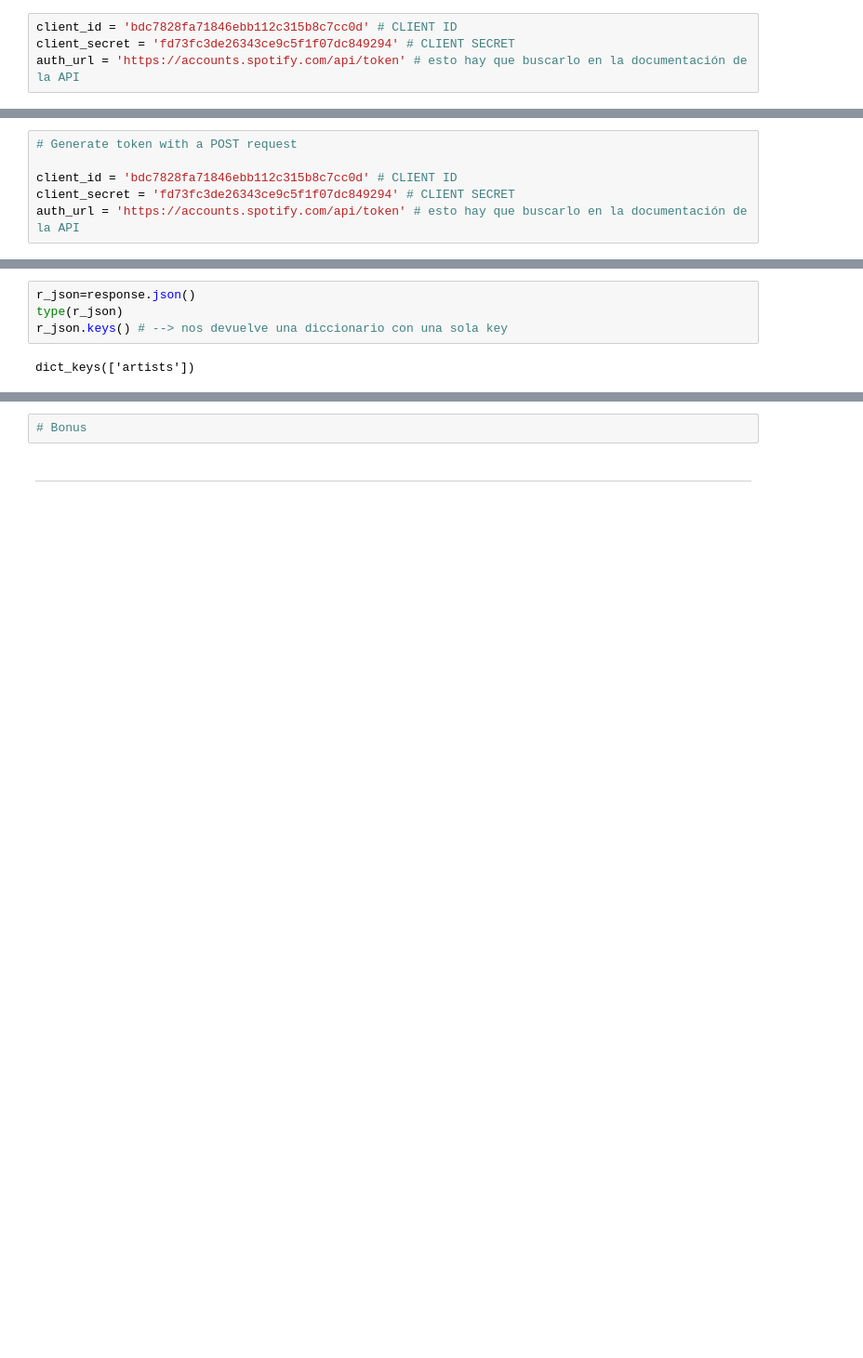
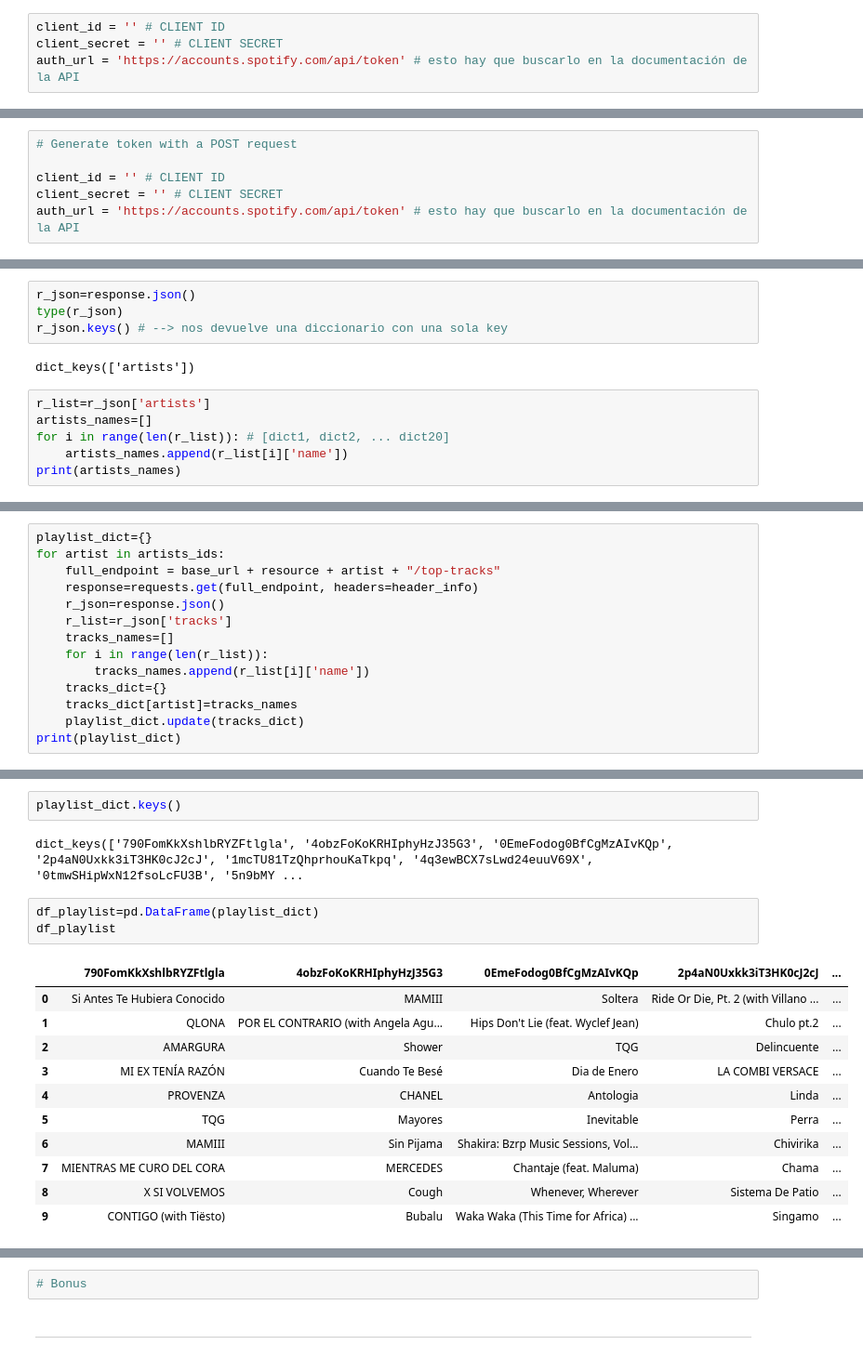
Before and after one commit to Kristinawk/spotichallenge, a Jupyter notebook: notebooks/spotify_rest_api_challenge.ipynb, the cells around one changed output, grey strips where cells are left out. Shown: that part at 93% size. Drawn from its saved outputs; the diff is of its cells as text; blank space fills up the shorter version.

```diff
--- a/notebooks/spotify_rest_api_challenge.ipynb
+++ b/notebooks/spotify_rest_api_challenge.ipynb
@@ -209,8 +209,8 @@ response.status_code # nos devuelve unautorized, puede ser que el token haya cad
 # %% [output]
 200
 # %%
-client_id = 'bdc7828fa71846ebb112c315b8c7cc0d' # CLIENT ID
-client_secret = 'fd73fc3de26343ce9c5f1f07dc849294' # CLIENT SECRET
+client_id = '' # CLIENT ID
+client_secret = '' # CLIENT SECRET
 auth_url = 'https://accounts.spotify.com/api/token' # esto hay que buscarlo en la documentación de la API
 # %%
 auth_response = requests.post(auth_url, {'grant_type': 'client_credentials',
@@ -307,8 +307,8 @@ import requests
 # %%
 # Generate token with a POST request
 
-client_id = 'bdc7828fa71846ebb112c315b8c7cc0d' # CLIENT ID
-client_secret = 'fd73fc3de26343ce9c5f1f07dc849294' # CLIENT SECRET
+client_id = '' # CLIENT ID
+client_secret = '' # CLIENT SECRET
 auth_url = 'https://accounts.spotify.com/api/token' # esto hay que buscarlo en la documentación de la API
 # %%
 auth_response = requests.post(auth_url, {'grant_type': 'client_credentials',
@@ -345,3 +351,9 @@ type(r_json)
 r_json.keys() # --> nos devuelve una diccionario con una sola key
 # %% [output]
 dict_keys(['artists'])
+# %%
+r_list=r_json['artists']
+artists_names=[]
+for i in range(len(r_list)): # [dict1, dict2, ... dict20]
+    artists_names.append(r_list[i]['name'])
+print(artists_names)
@@ -355,0 +372,14 @@ print(artists_ids) # esta lista nos va a servir para crear el end point a los to
+# %%
+playlist_dict={}
+for artist in artists_ids:
+    full_endpoint = base_url + resource + artist + "/top-tracks"
+    response=requests.get(full_endpoint, headers=header_info)
+    r_json=response.json()
+    r_list=r_json['tracks']
+    tracks_names=[]
+    for i in range(len(r_list)):
+        tracks_names.append(r_list[i]['name'])
+    tracks_dict={}
+    tracks_dict[artist]=tracks_names
+    playlist_dict.update(tracks_dict)
+print(playlist_dict)
@@ -356,3 +388,22 @@ print(artists_ids) # esta lista nos va a servir para crear el end point a los to
+# %%
+playlist_dict.keys()
+# %% [output]
+dict_keys(['790FomKkXshlbRYZFtlgla', '4obzFoKoKRHIphyHzJ35G3', '0EmeFodog0BfCgMzAIvKQp', '2p4aN0Uxkk3iT3HK0cJ2cJ', '1mcTU81TzQhprhouKaTkpq', '4q3ewBCX7sLwd24euuV69X', '0tmwSHipWxN12fsoLcFU3B', '5n9bMY ...
+# %%
+df_playlist=pd.DataFrame(playlist_dict)
+df_playlist
+# %% [output]
+|  | 790FomKkXshlbRYZFtlgla | 4obzFoKoKRHIphyHzJ35G3 | 0EmeFodog0BfCgMzAIvKQp | 2p4aN0Uxkk3iT3HK0cJ2cJ | ... |
+| 0 | Si Antes Te Hubiera Conocido | MAMIII | Soltera | Ride Or Die, Pt. 2 (with Villano ... | ... |
+| 1 | QLONA | POR EL CONTRARIO (with Angela Agu... | Hips Don't Lie (feat. Wyclef Jean) | Chulo pt.2 | ... |
+| 2 | AMARGURA | Shower | TQG | Delincuente | ... |
+| 3 | MI EX TENÍA RAZÓN | Cuando Te Besé | Dia de Enero | LA COMBI VERSACE | ... |
+| 4 | PROVENZA | CHANEL | Antologia | Linda | ... |
+| 5 | TQG | Mayores | Inevitable | Perra | ... |
+| 6 | MAMIII | Sin Pijama | Shakira: Bzrp Music Sessions, Vol... | Chivirika | ... |
+| 7 | MIENTRAS ME CURO DEL CORA | MERCEDES | Chantaje (feat. Maluma) | Chama | ... |
+| 8 | X SI VOLVEMOS | Cough | Whenever, Wherever | Sistema De Patio | ... |
+| 9 | CONTIGO (with Tiësto) | Bubalu | Waka Waka (This Time for Africa) ... | Singamo | ... |
 # %% [markdown]
 ---
 
```
Also changed, not shown: parts of 8 cells of this notebook.
